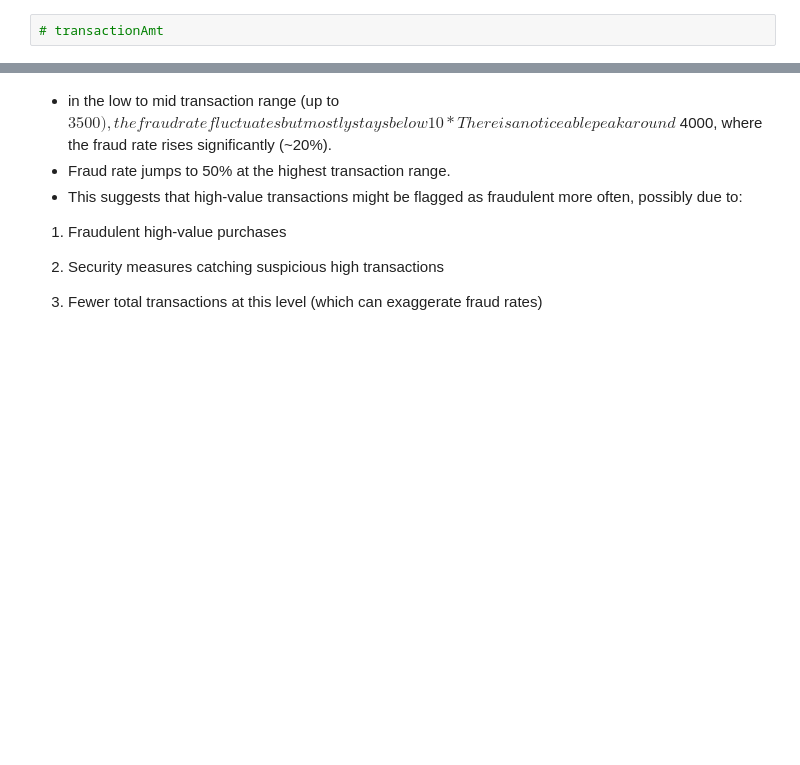
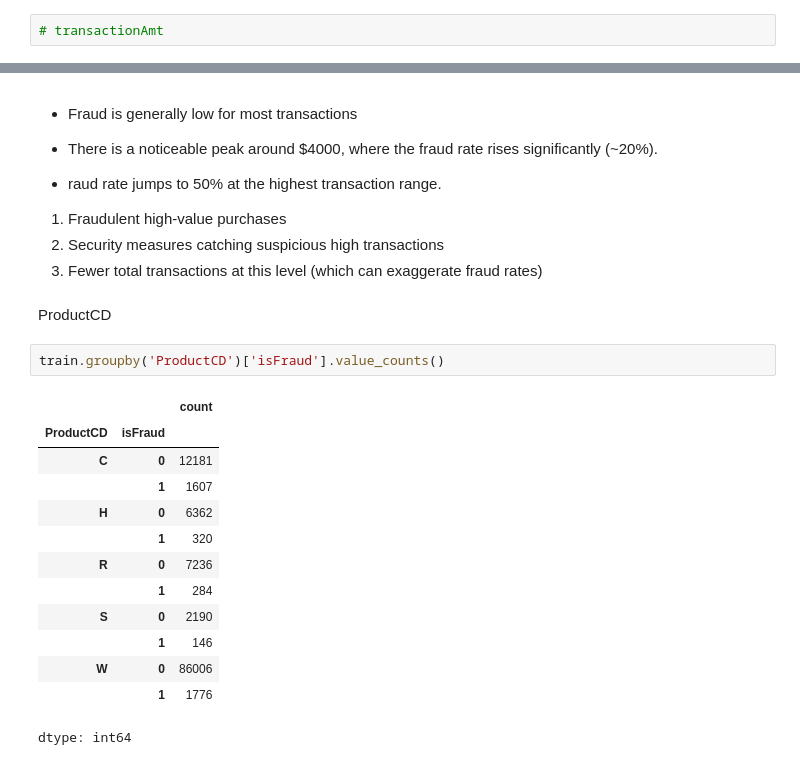
Before and after one commit to Varsha-dh/IEEE_prediction, a Jupyter notebook: Eiii_fraud_detection.ipynb, the cells around one changed output, grey strips where cells are left out. Cells and saved outputs as stored; diff of their text form; blank space fills up the shorter version.

```diff
--- a/Eiii_fraud_detection.ipynb
+++ b/Eiii_fraud_detection.ipynb
@@ -249,15 +217,31 @@ plt.show()
 # %% [markdown]
 
 
-*  in the low to mid transaction range (up to $3500),the fraud rate
-   fluctuates but mostly stays below 10%.
-*  There is a noticeable peak around $4000, where the fraud rate rises
-   significantly (~20%).
-*  Fraud rate jumps to 50% at the highest transaction range.
-* This suggests that high-value transactions might be flagged as
-   fraudulent more often, possibly due to:
+*   Fraud is generally low for most transactions
+*   There is a noticeable peak around $4000, where the fraud rate rises significantly (~20%).
+
+
+*   raud rate jumps to 50% at the highest transaction range.
+
 
 1.   Fraudulent high-value purchases
-
-2.   Security measures catching suspicious high transactions
-3.   Fewer total transactions at this level (which can exaggerate fraud rates)
+2.  Security measures catching suspicious high transactions
+3.  Fewer total transactions at this level (which can exaggerate fraud rates)
+# %% [markdown]
+ProductCD
+# %%
+train.groupby('ProductCD')['isFraud'].value_counts()
+# %% [output]
+|  |  | count |
+| ProductCD | isFraud |  |
+| C | 0 | 12181 |
+|  | 1 | 1607 |
+| H | 0 | 6362 |
+|  | 1 | 320 |
+| R | 0 | 7236 |
+|  | 1 | 284 |
+| S | 0 | 2190 |
+|  | 1 | 146 |
+| W | 0 | 86006 |
+|  | 1 | 1776 |
+dtype: int64
```
Also changed, not shown: parts of 11 cells of this notebook.
